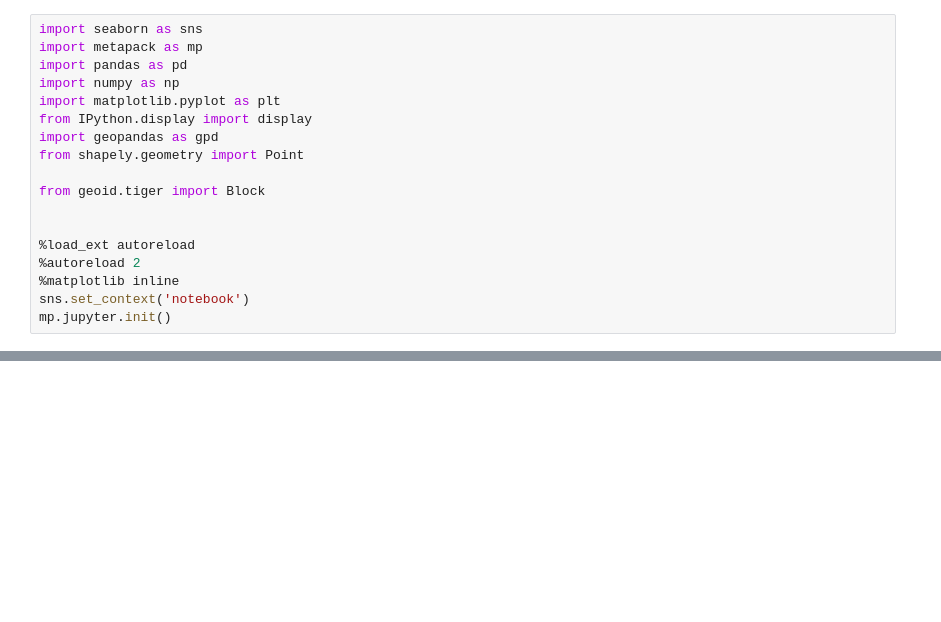
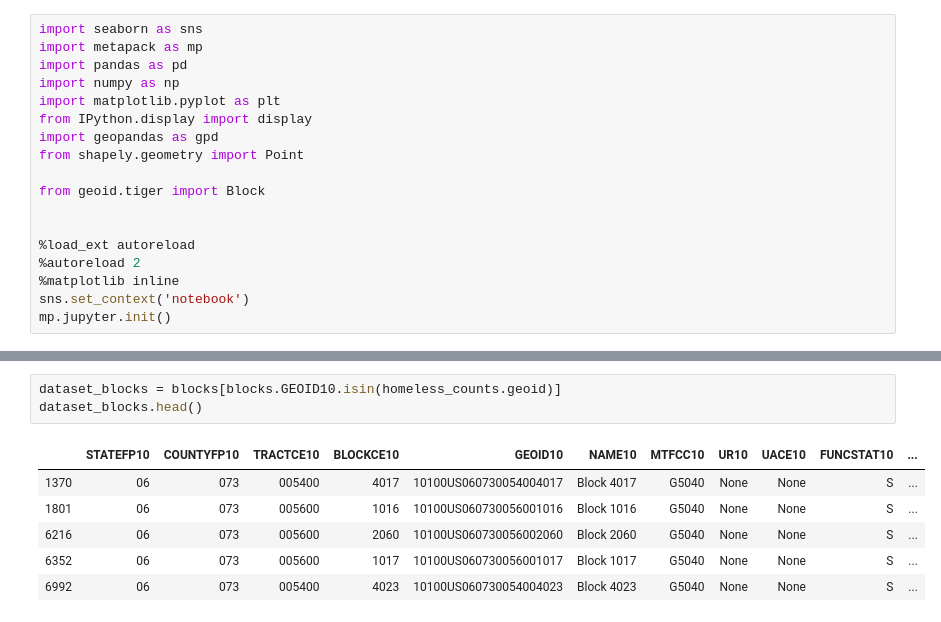
Before and after one commit to sandiegodata-projects/downtown-partnership, a Jupyter notebook: datasets/sandiegodata.org-downtown_homeless/notebooks/Counts.ipynb, the cells around one changed output, grey strips where cells are left out. Cells and saved outputs as stored; diff of their text form; blank space fills up the shorter version.

```diff
--- a/datasets/sandiegodata.org-downtown_homeless/notebooks/Counts.ipynb
+++ b/datasets/sandiegodata.org-downtown_homeless/notebooks/Counts.ipynb
@@ -169,0 +108,10 @@ array(['east_village', 'cortez', 'marina', 'columbia', 'core', 'gaslamp'],
+# %%
+dataset_blocks = blocks[blocks.GEOID10.isin(homeless_counts.geoid)]
+dataset_blocks.head()
+# %% [output]
+|  | STATEFP10 | COUNTYFP10 | TRACTCE10 | BLOCKCE10 | GEOID10 | NAME10 | MTFCC10 | UR10 | UACE10 | FUNCSTAT10 | ... |
+| 1370 | 06 | 073 | 005400 | 4017 | 10100US060730054004017 | Block 4017 | G5040 | None | None | S | ... |
+| 1801 | 06 | 073 | 005600 | 1016 | 10100US060730056001016 | Block 1016 | G5040 | None | None | S | ... |
+| 6216 | 06 | 073 | 005600 | 2060 | 10100US060730056002060 | Block 2060 | G5040 | None | None | S | ... |
+| 6352 | 06 | 073 | 005600 | 1017 | 10100US060730056001017 | Block 1017 | G5040 | None | None | S | ... |
+| 6992 | 06 | 073 | 005400 | 4023 | 10100US060730054004023 | Block 4023 | G5040 | None | None | S | ... |
```
Also changed, not shown: parts of 13 cells of this notebook, 12 other files.
